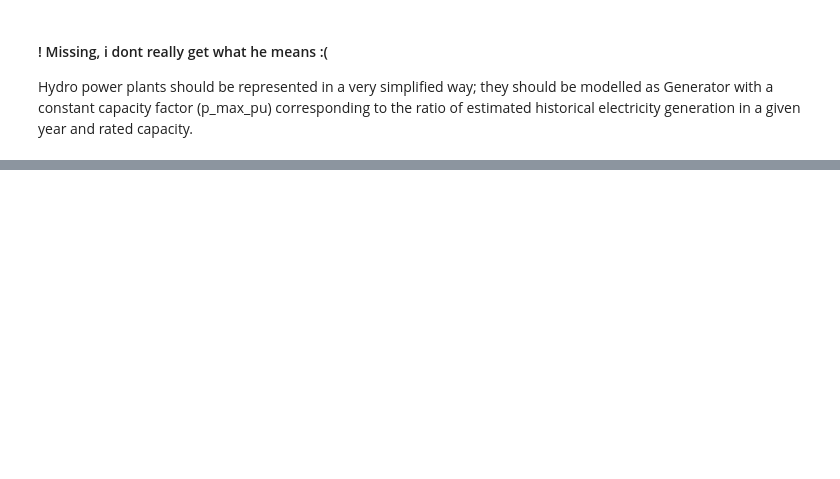
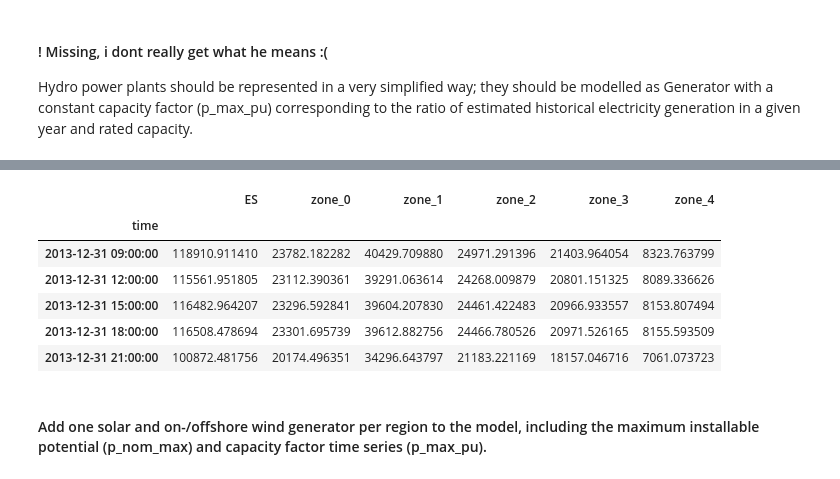
Before and after one commit to LeonieMet/Task4, a Jupyter notebook: Task4_leo_1607.ipynb, the cells around one changed output, grey strips where cells are left out. Cells and saved outputs as stored; diff of their text form; code cells hidden in the pictures; blank space fills up the shorter version.

Commit message:
Add files via upload
resampled time to 3h scale

```diff
--- a/Task4_leo_1607.ipynb
+++ b/Task4_leo_1607.ipynb
@@ -663,15 +618,0 @@ gen_0
-# %%
-#macht das gleiche wie der code drüber
-#index von ppp_spain neu:
-'''
-ppp_spain = ppp_spain.reset_index(drop=True)
-ppp_spain0 = ppp_spain
-for i in ppp_spain.index:
-    is_within_polygon = zones.geometry[0].contains(ppp_spain.geometry[i])
-    if is_within_polygon == False:
-        ppp_spain0 = ppp_spain0.drop(i)
-    else:
-        pass
-
-ppp_spain0
-'''
@@ -888,0 +775,8 @@ load.head()
+# %%
+file_gegis = "load.csv"
+data = pd.read_csv(file_gegis)
+load = data.drop(columns=data.columns[~data.columns.str.contains('ES')])
+datetime_index = pd.to_datetime(data.time)
+datetime_index = pd.DatetimeIndex(datetime_index)
+load.index = datetime_index
+load.head()
@@ -888,0 +873,14 @@ load.head()
+# %%
+#downsample to 3 hour redolution:
+load_3h = load.resample('3H').sum()
+load_3h.tail()
+# %% [output]
+|  | ES | zone_0 | zone_1 | zone_2 | zone_3 | zone_4 |
+| time |  |  |  |  |  |  |
+| 2013-12-31 09:00:00 | 118910.911410 | 23782.182282 | 40429.709880 | 24971.291396 | 21403.964054 | 8323.763799 |
+| 2013-12-31 12:00:00 | 115561.951805 | 23112.390361 | 39291.063614 | 24268.009879 | 20801.151325 | 8089.336626 |
+| 2013-12-31 15:00:00 | 116482.964207 | 23296.592841 | 39604.207830 | 24461.422483 | 20966.933557 | 8153.807494 |
+| 2013-12-31 18:00:00 | 116508.478694 | 23301.695739 | 39612.882756 | 24466.780526 | 20971.526165 | 8155.593509 |
+| 2013-12-31 21:00:00 | 100872.481756 | 20174.496351 | 34296.643797 | 21183.221169 | 18157.046716 | 7061.073723 |
+# %% [markdown]
+####  Add one solar and on-/offshore wind generator per region to the model, including the maximum installable potential (p_nom_max) and capacity factor time series (p_max_pu).
```
Also changed, not shown: parts of 57 cells of this notebook.
